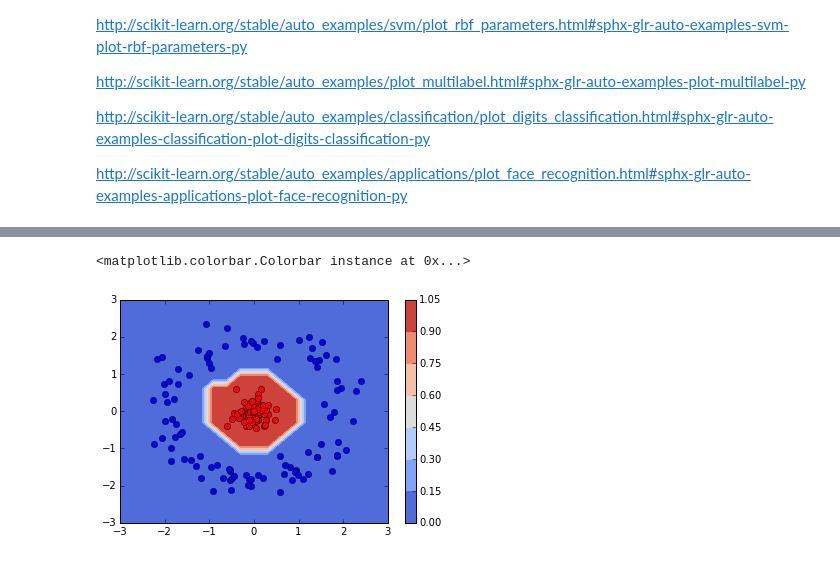
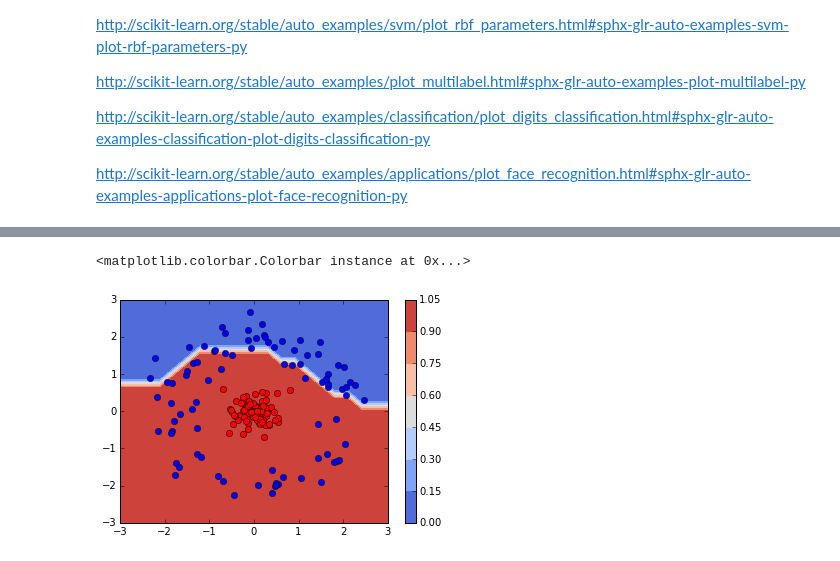
Before and after one commit to yhyoscar/sklearn-study, a Jupyter notebook: 20171008_SVM/notes_SVM.ipynb, the cells around one changed output, grey strips where cells are left out. Cells and saved outputs as stored; diff of their text form; code cells hidden in the pictures.

```diff
--- a/20171008_SVM/notes_SVM.ipynb
+++ b/20171008_SVM/notes_SVM.ipynb
@@ -115,16 +115,16 @@ for i in range(nclass):
 # %%
-clf = svm.SVC()
+clf = svm.SVC(kernel='poly')
 clf.fit(x.T, y.T[:,0])
 
 # prediction
 npic = 21
 xx,yy = np.meshgrid(np.linspace(-3,3,npic), np.linspace(-3,3,npic))
 pr = clf.predict(np.append( xx.reshape(npic**2, 1), yy.reshape(npic**2, 1), axis=1))
 
 for i in range(nclass):
     plt.plot(x[0, y[i,:]==1], x[1, y[i,:]==1], cstrs[i])
 plt.contourf(xx,yy, pr.reshape(npic,npic), cmap=cm.coolwarm)
 plt.colorbar()
 # %% [output]
 <matplotlib.colorbar.Colorbar instance at 0x...>
-[figure, old version]
+[figure, new version]
```
Also changed, not shown: parts of 4 cells of this notebook, 8 other files.
